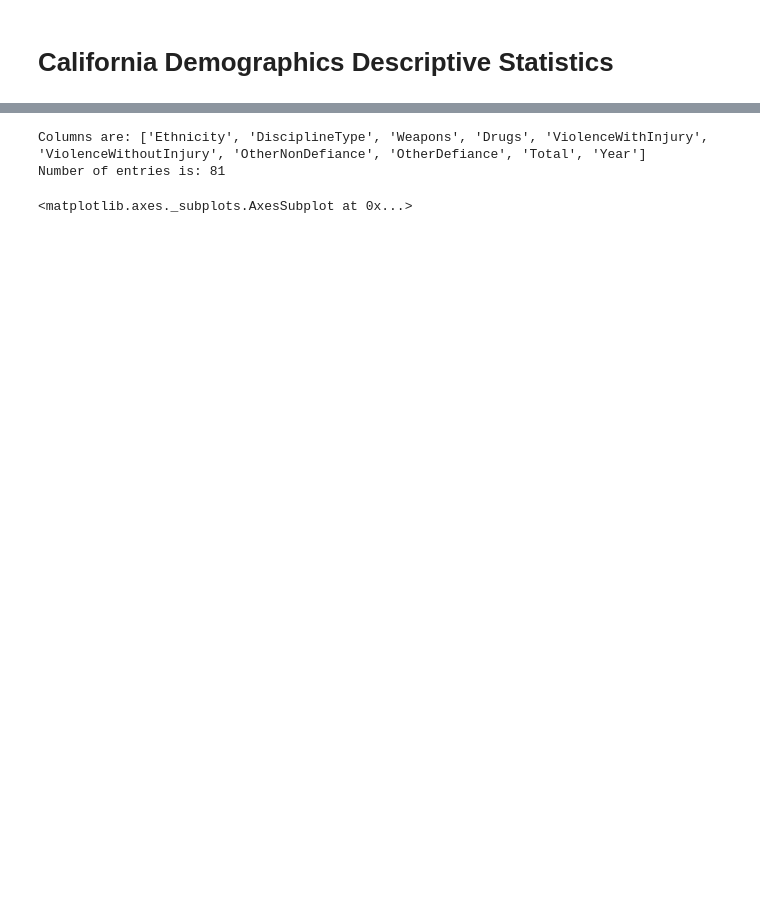
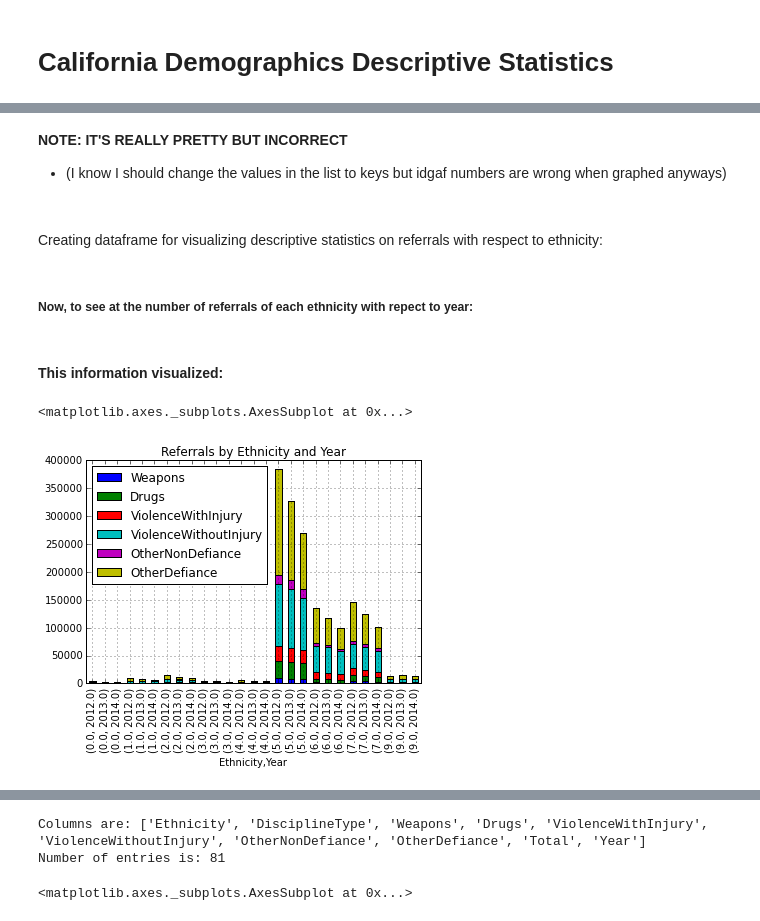
Before and after one commit to LizIzhikevich/0x606AA55, a Jupyter notebook: CaliforniaDemographics.ipynb, the cells around one changed output, grey strips where cells are left out. Saved outputs shown, nothing was run; the diff lists cells and outputs as text; code cells hidden in the pictures; blank space fills up the shorter version.

```diff
--- a/CaliforniaDemographics.ipynb
+++ b/CaliforniaDemographics.ipynb
@@ -12,0 +75,8 @@ def read_in_file(filename):
+# %%
+#  this chunk of code just takes the input csv and subsets it
+ca14 = read_in_file('CA_discip14.csv')  # 2014 California Data saved in ca14
+county_data14, district_data14, school_data14, state_data14 = subset_by_agg_level(ca14)
+ca13 = read_in_file('CA_discip13.csv')  # 2013 California Data saved in ca13
+county_data13, district_data13, school_data13, state_data13 = subset_by_agg_level(ca13)
+ca12 = read_in_file('CA_discip12.csv')  # 2012 California Data saved in ca12
+county_data12, district_data12, school_data12, state_data12 = subset_by_agg_level(ca12)
@@ -12,0 +226,38 @@ def read_in_file(filename):
+# %% [markdown]
+**NOTE: IT'S REALLY PRETTY BUT INCORRECT**
+* (I know I should change the values in the list to keys but idgaf numbers are wrong when graphed anyways)
+# %%
+#  choose which columns you want to subset
+indices_ethnicity = [4, 6, 12]
+
+# state data w/o agg_level and CID and name
+indices_IDless = [4, 3, 5, 6, 7, 8, 9, 10, 12]
+ethnic14state = subset_cols_dataframe(state_data14, indices_IDless)
+ethnic13state = subset_cols_dataframe(state_data13, indices_IDless)
+ethnic12state = subset_cols_dataframe(state_data12, indices_IDless)
+
+# append the state data from all 3 years together
+ethnic_discip_state = append_dataframes([ethnic14state, ethnic13state, ethnic12state])
+
+# optional: uncomment to export this dataframe in csv form
+# export_df_to_csv(ethnic_discip_state, 'ethnic_discip_state.csv')
+# %% [markdown]
+##
+
+Creating dataframe for visualizing descriptive statistics on referrals with respect to ethnicity:
+# %% [markdown]
+##### Now, to see at the number of referrals of each ethnicity with repect to year:
+# %%
+group_year_ethnicity = ethnic_discip_state.groupby(['Ethnicity', 'Year']).sum()
+group_ethnic = ethnic_discip_state.groupby(['Ethnicity']).sum()
+group_year = ethnic_discip_state.groupby(['Year']).sum()
+
+# optional: uncomment to export this dataframe in csv form
+# export_df_to_csv(group_year_ethnicity, 'group_year_ethnicity.csv')
+# %% [markdown]
+#### This information visualized:
+# %%
+group_year_ethnicity.plot(kind = 'bar',stacked = True, title = 'Referrals by Ethnicity and Year')
+# %% [output]
+<matplotlib.axes._subplots.AxesSubplot at 0x...>
+[figure, added]
```
Also changed, not shown: parts of 36 cells of this notebook.
